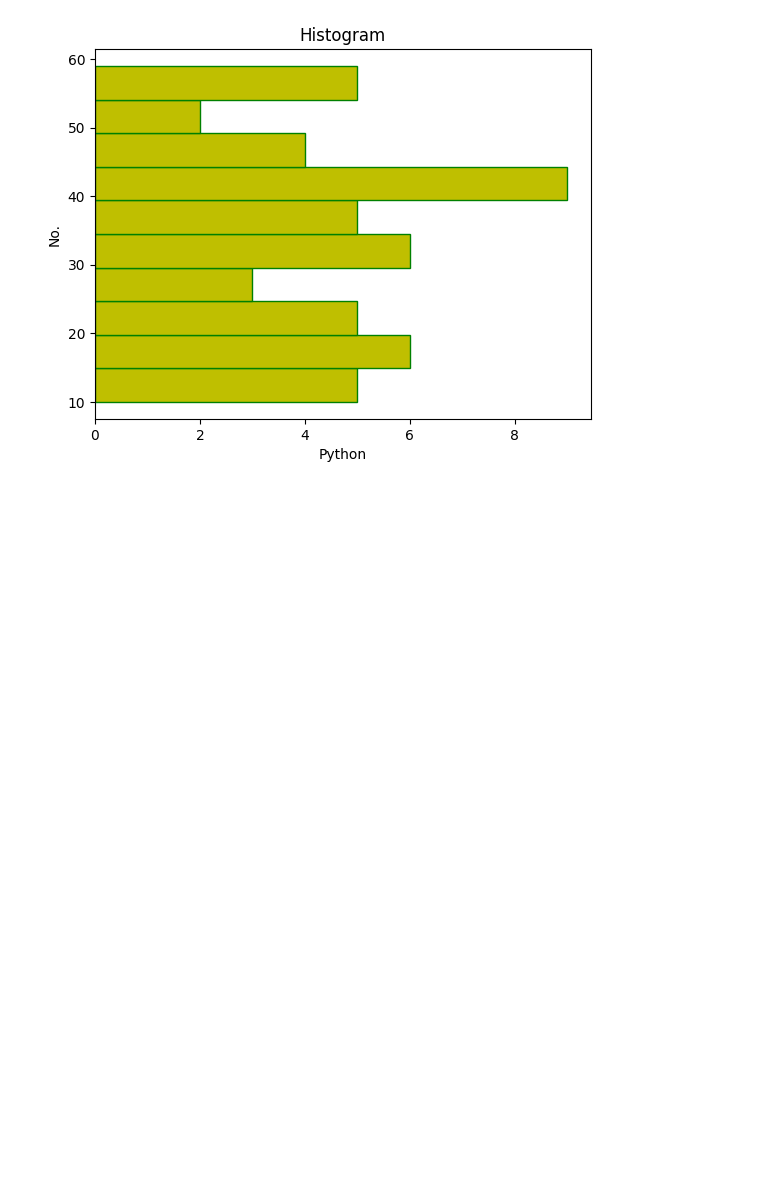
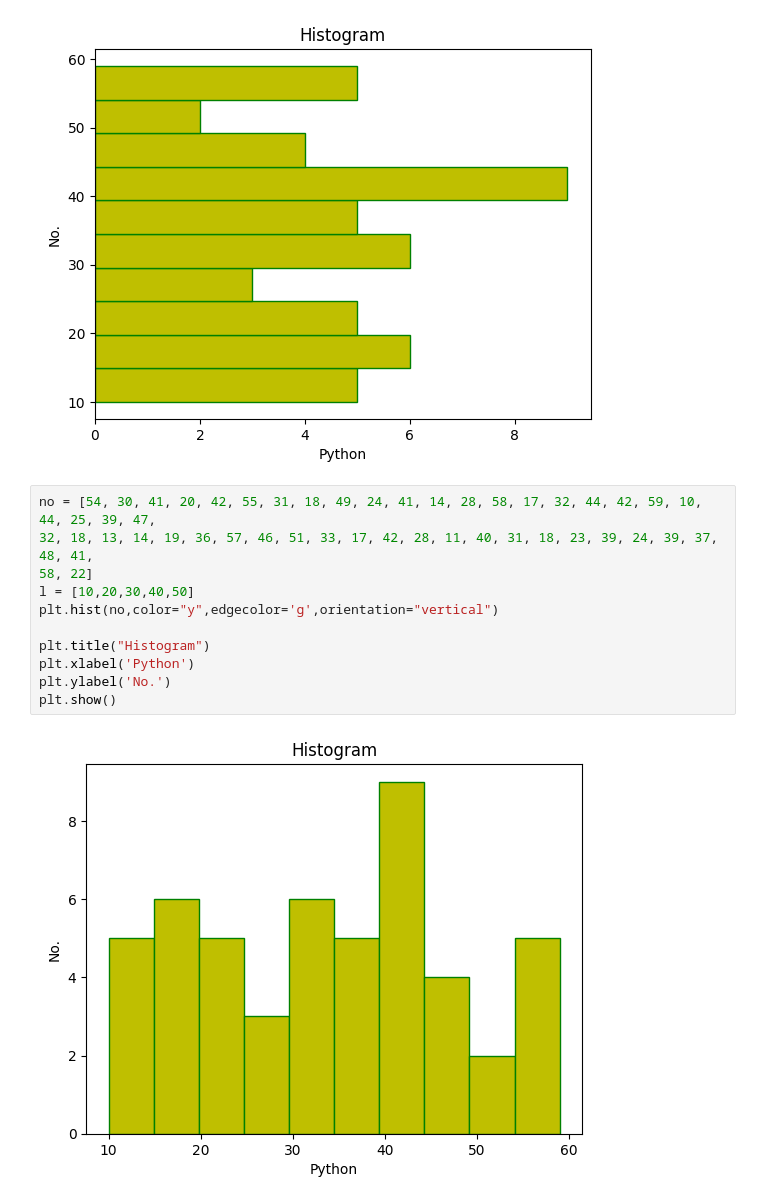
Before and after one commit to Amjadali168/Matplotlib, a Jupyter notebook: histogram.ipynb, the cells around one changed output. Drawn from its saved outputs; the diff is of its cells as text; blank space fills up the shorter version.

Commit message:
histogram

```diff
--- a/histogram.ipynb
+++ b/histogram.ipynb
@@ -62,3 +62,16 @@ plt.ylabel('No.')
 plt.show()
 # %% [output]
 [figure]
+# %%
+no = [54, 30, 41, 20, 42, 55, 31, 18, 49, 24, 41, 14, 28, 58, 17, 32, 44, 42, 59, 10, 44, 25, 39, 47,
+32, 18, 13, 14, 19, 36, 57, 46, 51, 33, 17, 42, 28, 11, 40, 31, 18, 23, 39, 24, 39, 37, 48, 41,
+58, 22]
+l = [10,20,30,40,50]
+plt.hist(no,color="y",edgecolor='g',orientation="vertical")
+
+plt.title("Histogram")
+plt.xlabel('Python')
+plt.ylabel('No.')
+plt.show()
+# %% [output]
+[figure, added]
```
Also changed, not shown: parts of 1 cell of this notebook.
